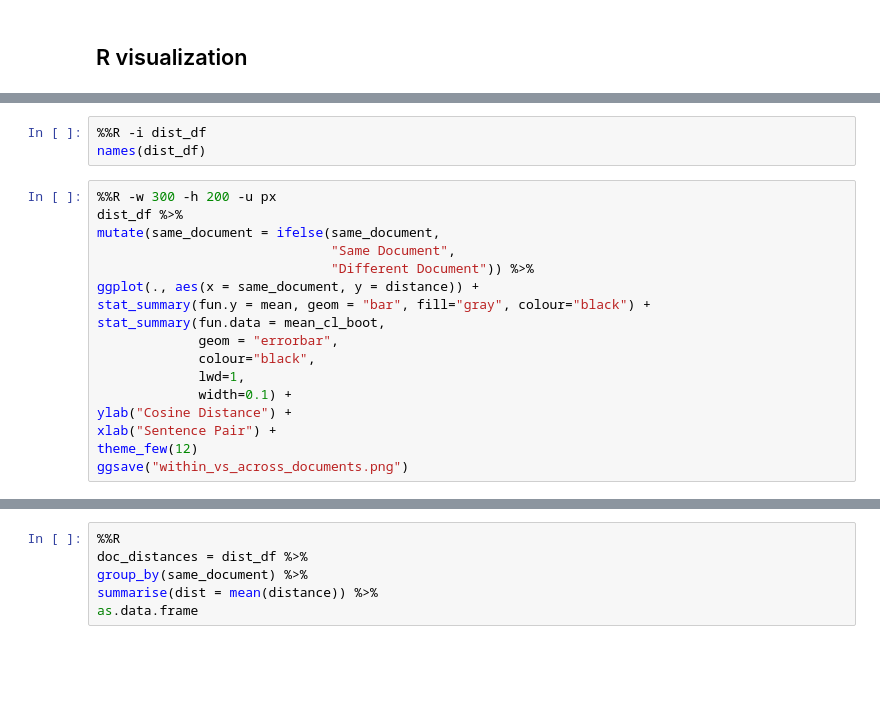
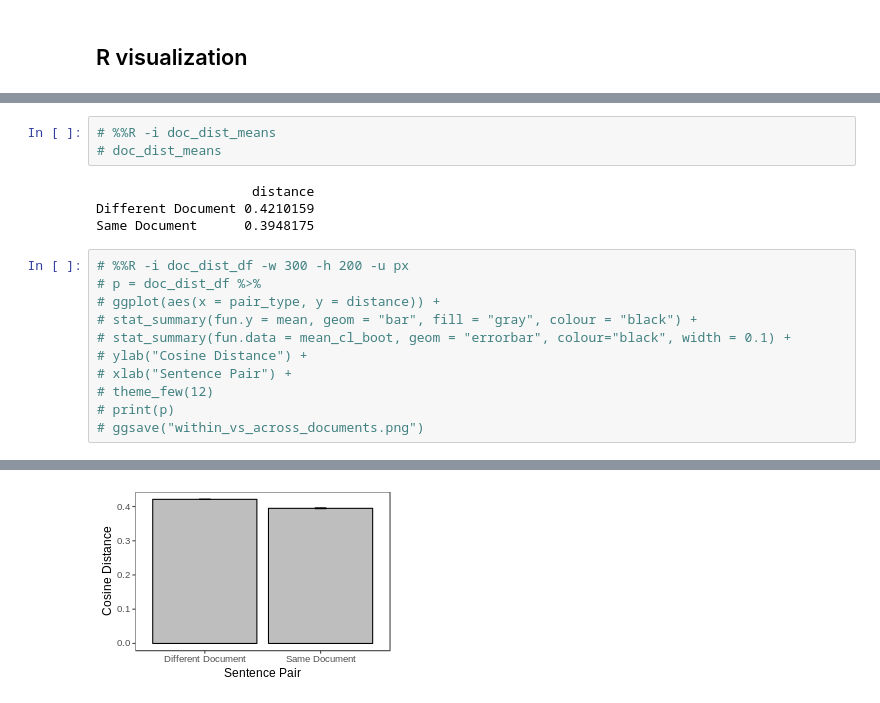
Before and after one commit to erindb/descodisc, a Jupyter notebook: distances.ipynb, the cells around one changed output, grey strips where cells are left out. Cells and saved outputs as stored; diff of their text form; blank space fills up the shorter version.

Commit message:
scriptify with arg for n_documents

```diff
--- a/distances.ipynb
+++ b/distances.ipynb
@@ -99,20 +218,19 @@ library(ggthemes)
 # %%
-%%R -i dist_df
-names(dist_df)
+# %%R -i doc_dist_means
+# doc_dist_means
+# %% [output]
+                    distance
+Different Document 0.4210159
+Same Document      0.3948175
 # %%
-%%R -w 300 -h 200 -u px
-dist_df %>%
-mutate(same_document = ifelse(same_document,
-                              "Same Document",
-                              "Different Document")) %>%
-ggplot(., aes(x = same_document, y = distance)) +
-stat_summary(fun.y = mean, geom = "bar", fill="gray", colour="black") +
-stat_summary(fun.data = mean_cl_boot,
-             geom = "errorbar",
-             colour="black",
-             lwd=1,
-             width=0.1) +
-ylab("Cosine Distance") +
-xlab("Sentence Pair") +
-theme_few(12)
-ggsave("within_vs_across_documents.png")
+# %%R -i doc_dist_df -w 300 -h 200 -u px
+# p = doc_dist_df %>%
+# ggplot(aes(x = pair_type, y = distance)) +
+# stat_summary(fun.y = mean, geom = "bar", fill = "gray", colour = "black") +
+# stat_summary(fun.data = mean_cl_boot, geom = "errorbar", colour="black", width = 0.1) +
+# ylab("Cosine Distance") +
+# xlab("Sentence Pair") +
+# theme_few(12)
+# print(p)
+# ggsave("within_vs_across_documents.png")
+# %% [output]
@@ -119,7 +238,2 @@ ggsave("within_vs_across_documents.png")
+[figure, added]
-# %%
-%%R
-doc_distances = dist_df %>%
-group_by(same_document) %>%
-summarise(dist = mean(distance)) %>%
-as.data.frame
 # %%
```
Also changed, not shown: parts of 22 cells of this notebook, 4 other files.
